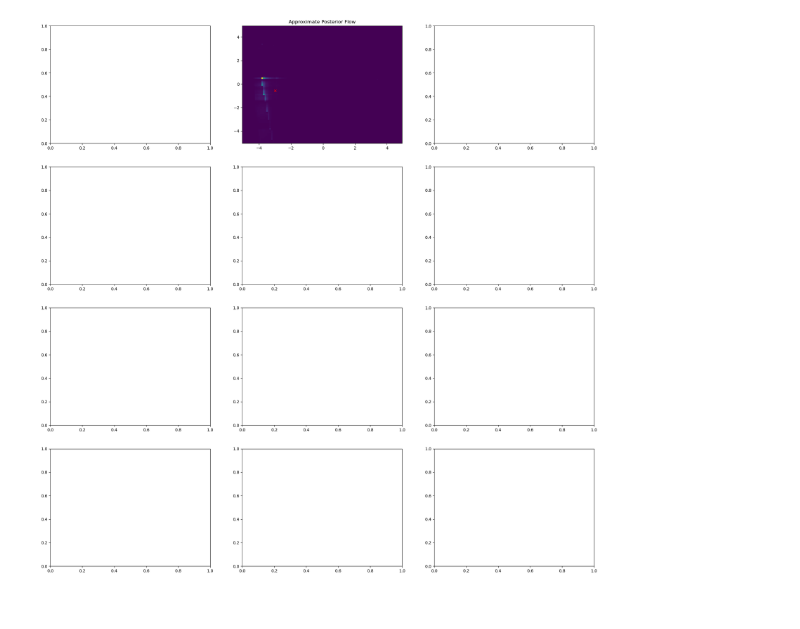
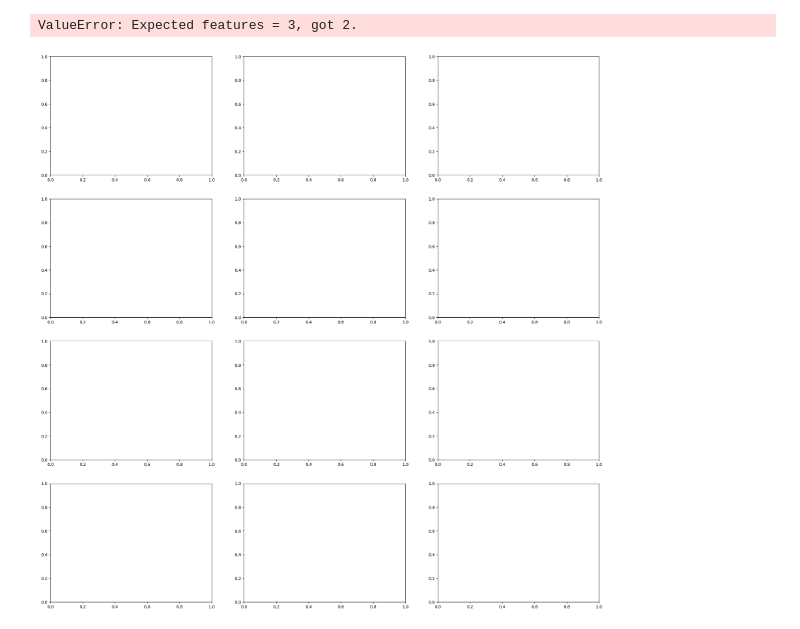
Before and after one commit to yashpatel5400/canvi, a Jupyter notebook: canvi/CANVI_LotkaVolterra.ipynb, the cells around one changed output. Drawn from its saved outputs; the diff is of its cells as text; code cells hidden in the pictures.

Commit message:
Check in models trained on other datasets

```diff
--- a/canvi/CANVI_LotkaVolterra.ipynb
+++ b/canvi/CANVI_LotkaVolterra.ipynb
@@ -1,9 +5,11 @@
 # %%
-train_inp = "data/lotka_volterra/train/inputs.npy"
-train_oup = "data/lotka_volterra/train/outputs.npy"
+dataset = "mg1"
 
-test_inp = "data/lotka_volterra/test/inputs.npy"
-test_oup = "data/lotka_volterra/test/outputs.npy"
+train_inp = f"data/{dataset}/train/inputs.npy"
+train_oup = f"data/{dataset}/train/outputs.npy"
+
+test_inp = f"data/{dataset}/test/inputs.npy"
+test_oup = f"data/{dataset}/test/outputs.npy"
 # %%
 import torch
 import numpy as np
@@ -278,11 +276,24 @@ encoder = build_nsf(fake_zs, fake_xs, z_score_x='none', z_score_y='none')
 encoder.to(device)
 optimizer = torch.optim.Adam(encoder.parameters(), lr=1e-3)
 # %%
-for j in range(5000):
-    theta, x = generate_data(mb_size, return_theta=True)
-    optimizer.zero_grad()
-    loss = -1*encoder.log_prob(theta.to(device), x.to(device)).mean()
-    loss.backward()
-    optimizer.step()
-    print('Iteration {}: loss {}'.format(j, loss.item()))
+import os
+import pickle
+
+cached_fn = f"{dataset}.nf"
+
+if os.path.exists(cached_fn):
+    with open(cached_fn, "rb") as f:
+        encoder = pickle.load(f)
+    encoder.to(device)
+else:
+    for j in range(5000):
+        theta, x = generate_data(mb_size, return_theta=True)
+        optimizer.zero_grad()
+        loss = -1*encoder.log_prob(theta.to(device), x.to(device)).mean()
+        loss.backward()
+        optimizer.step()
+        print('Iteration {}: loss {}'.format(j, loss.item()))
+
+    with open(cached_fn, "wb") as f:
+        pickle.dump(encoder, f)
 # %% [output]
@@ -310,5 +316,0 @@ Iteration 4999: loss 3.3711602687835693
-# %%
-import pickle
-with open("lotka_volterra.nf", "rb") as f:
-    encoder = pickle.load(f)
-encoder.to(device)
@@ -376,9 +360,10 @@ def plot(j, x, theta, encoder, **kwargs):
         ax[row_idx,col_idx].pcolormesh(X.cpu().numpy(), Y.cpu().numpy(), prediction_interval)
         ax[row_idx,col_idx].set_title(f'Conformalized Posterior: q={coverage_guarantee}')
 # %%
-plot(j=5, x=test_x, theta=test_theta, encoder=encoder, **kwargs)
+plot(j=20, x=test_x, theta=test_theta, encoder=encoder, **kwargs)
 # %% [output]
+ValueError: Expected features = 3, got 2.
-[figure, old version]
+[figure, new version]
 # %%
 def assess_coverage(coverage_trials = 1000, num_coverage_pts = 20):
     empirical_coverages = np.zeros(num_coverage_pts)
```
Also changed, not shown: parts of 7 cells of this notebook, 7 other files.
